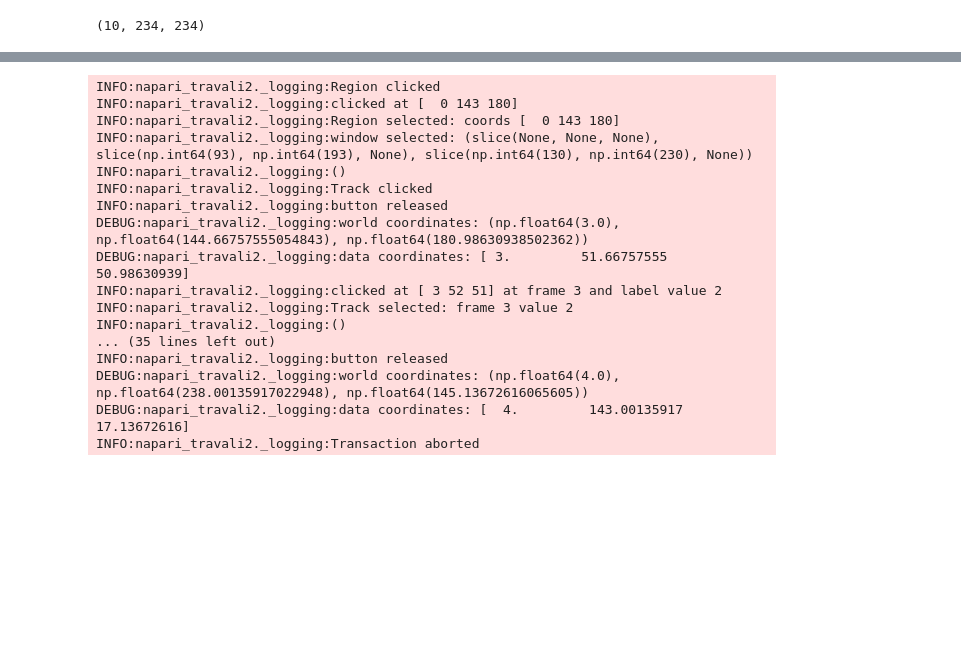
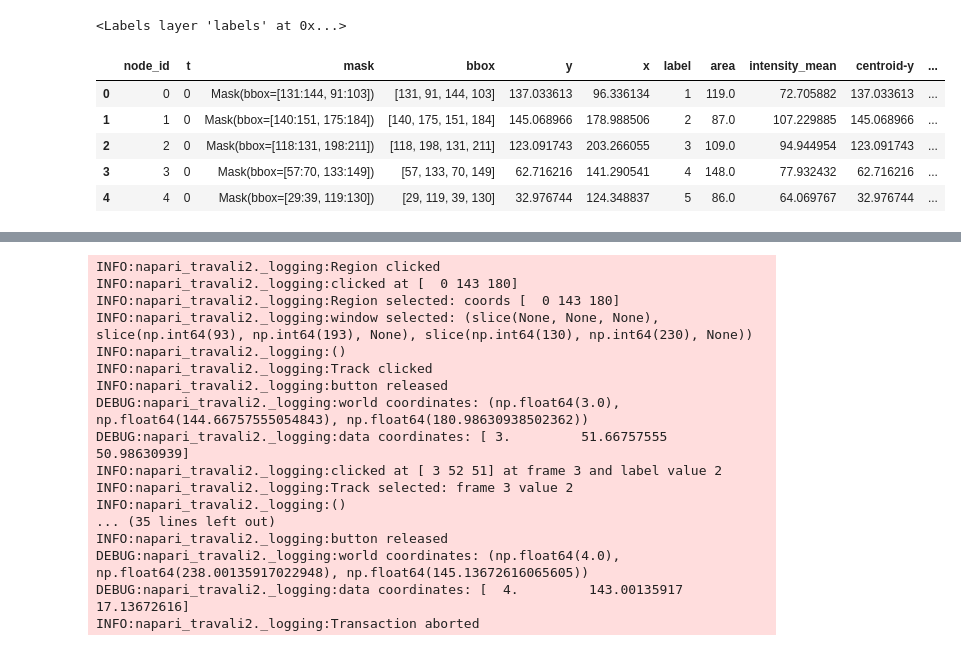
Before and after one commit to yfukai/napari-travali, a Jupyter notebook: examples/create_cell_seg_dataset.ipynb, the cells around one changed output, grey strips where cells are left out. Drawn from its saved outputs; the diff is of its cells as text; code cells hidden in the pictures; blank space fills up the shorter version.

```diff
--- a/examples/create_cell_seg_dataset.ipynb
+++ b/examples/create_cell_seg_dataset.ipynb
@@ -11,36 +1,13 @@ labels = da.from_zarr("/Users/fukai/labels.zarr")
-# %%
-import pandas as pd
-import tensorstore as ts
-import json
-from copy import deepcopy
-import numpy as np
-import tensorstore as ts
-import trackarray_tensorstore as tats
-from pathlib import Path
-
-basedir = "/Users/fukai/"
-
-spec = {
-    "driver": "zarr3",
-    "kvstore": {
-            "driver": "file",
-            "path": basedir+"labels.zarr"
-    },
-    'context': {
-            'cache_pool': {
-                'total_bytes_limit': 100_000_000
-            }
-        },
-        'recheck_cached_data':False,
-    }
-labels = ts.open(spec).result()[:,:,:]
-image_spec = deepcopy(spec)
-image_spec['kvstore']['path'] = basedir + "image.zarr"
-image = ts.open(image_spec).result()[:,:,:]
-
-print(labels.shape)
-bboxes_df_path = Path(basedir+"bbox.csv")
-properties_path = Path(basedir+"splits.json")
-ta = tats.read_files(labels, bboxes_df_path, properties_path)
-# %% [output]
-(10, 234, 234)
+# %%
+import os
+os.environ["NAPARI_ASYNC"] = "1"
+from laptrack import datasets, LapTrack
+import napari
+import pandas as pd
+import tracksdata as td
+image, labels = datasets.cell_segmentation()
+viewer = napari.Viewer()
+viewer.add_image(image, name='image')
+viewer.add_labels(labels, name='labels')
+# %% [output]
+<Labels layer 'labels' at 0x...>
@@ -46,0 +20,13 @@ ta = tats.read_files(labels, bboxes_df_path, properties_path)
+# %%
+nodes_df = graph.node_attrs().to_pandas()
+# Expand centroid tuple into separate columns
+centroid_df = pd.DataFrame(nodes_df['centroid'].tolist(), columns=['centroid-y', 'centroid-x'])
+nodes_df = pd.concat([nodes_df.drop(columns=['centroid']), centroid_df], axis=1)
+nodes_df.head()
+# %% [output]
+|  | node_id | t | mask | bbox | y | x | label | area | intensity_mean | centroid-y | ... |
+| 0 | 0 | 0 | Mask(bbox=[131:144, 91:103]) | [131, 91, 144, 103] | 137.033613 | 96.336134 | 1 | 119.0 | 72.705882 | 137.033613 | ... |
+| 1 | 1 | 0 | Mask(bbox=[140:151, 175:184]) | [140, 175, 151, 184] | 145.068966 | 178.988506 | 2 | 87.0 | 107.229885 | 145.068966 | ... |
+| 2 | 2 | 0 | Mask(bbox=[118:131, 198:211]) | [118, 198, 131, 211] | 123.091743 | 203.266055 | 3 | 109.0 | 94.944954 | 123.091743 | ... |
+| 3 | 3 | 0 | Mask(bbox=[57:70, 133:149]) | [57, 133, 70, 149] | 62.716216 | 141.290541 | 4 | 148.0 | 77.932432 | 62.716216 | ... |
+| 4 | 4 | 0 | Mask(bbox=[29:39, 119:130]) | [29, 119, 39, 130] | 32.976744 | 124.348837 | 5 | 86.0 | 64.069767 | 32.976744 | ... |
```
Also changed, not shown: parts of 12 cells of this notebook, 8 other files.
